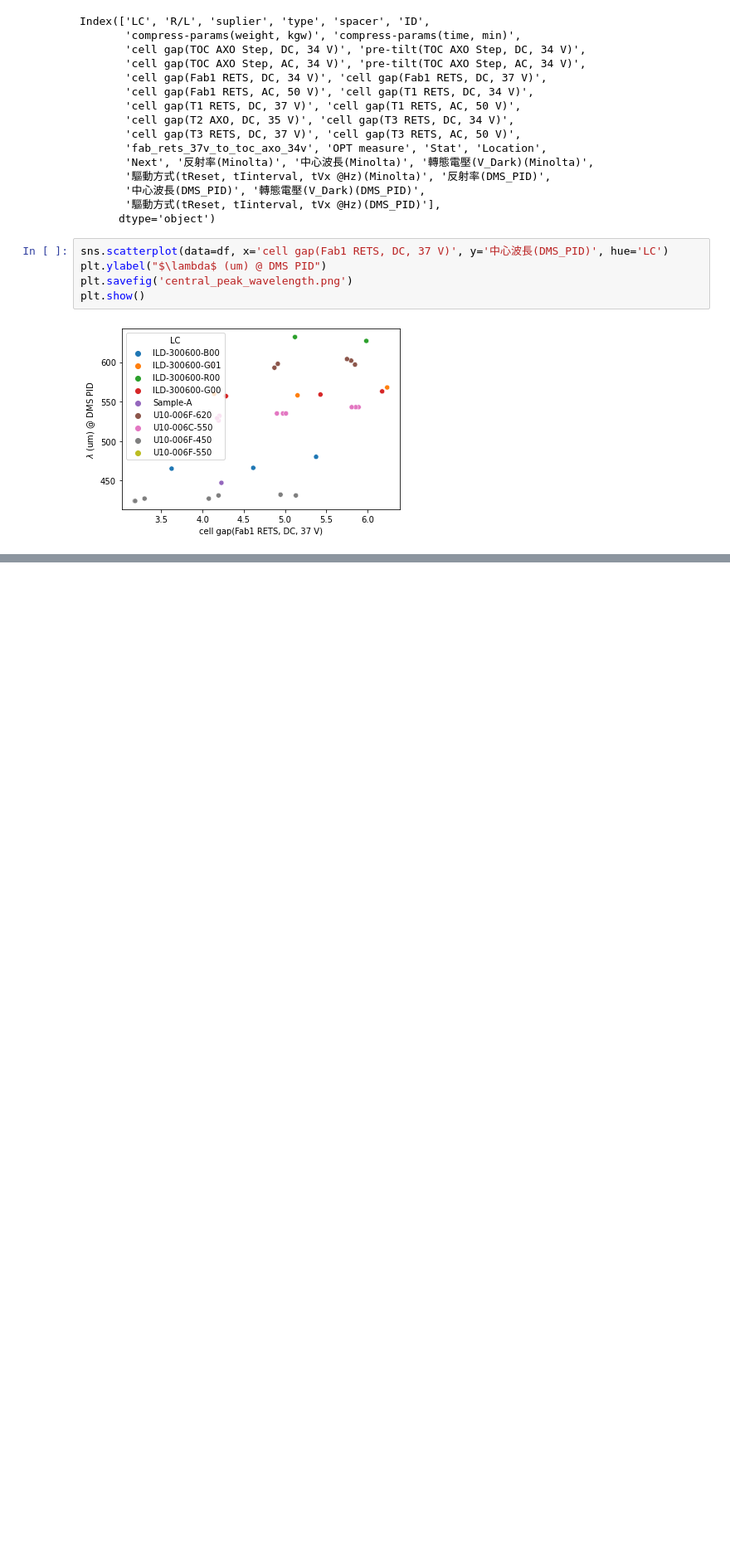
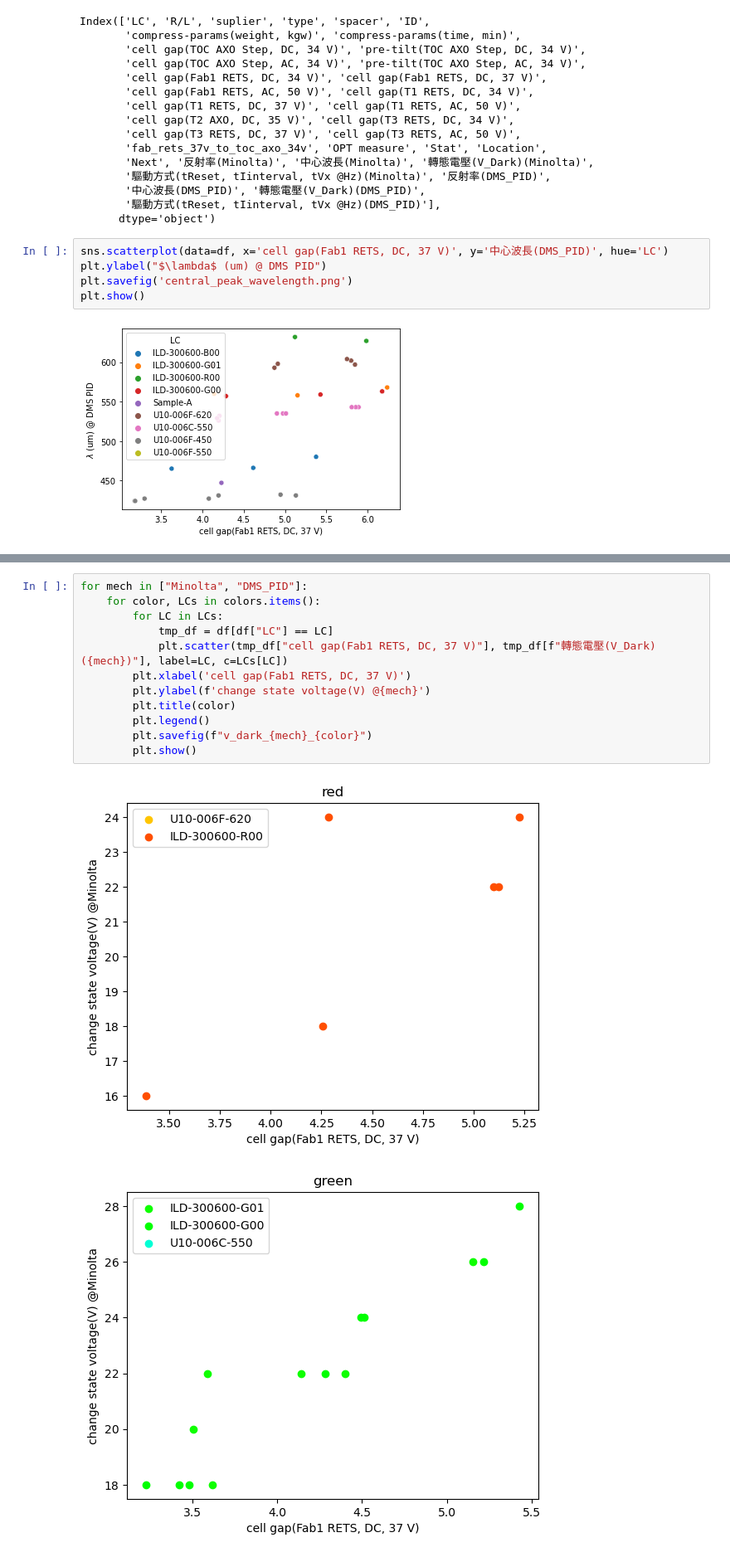
Before and after one commit to dimsplendid/tdtoolkit_web, a Jupyter notebook: notebooks/CLC_opt.ipynb, the cells around one changed output, grey strips where cells are left out. Shown at 83% size. Cells and saved outputs as stored; diff of their text form; blank space fills up the shorter version.

```diff
--- a/notebooks/CLC_opt.ipynb
+++ b/notebooks/CLC_opt.ipynb
@@ -106,0 +134,15 @@ blue = {
+# %%
+for mech in ["Minolta", "DMS_PID"]:
+    for color, LCs in colors.items():
+        for LC in LCs:
+            tmp_df = df[df["LC"] == LC]
+            plt.scatter(tmp_df["cell gap(Fab1 RETS, DC, 37 V)"], tmp_df[f"轉態電壓(V_Dark)({mech})"], label=LC, c=LCs[LC])
+        plt.xlabel('cell gap(Fab1 RETS, DC, 37 V)')
+        plt.ylabel(f'change state voltage(V) @{mech}')
+        plt.title(color)
+        plt.legend()
+        plt.savefig(f"v_dark_{mech}_{color}")
+        plt.show()
+# %% [output]
+[figure, added]
+[figure, added]
```
Also changed, not shown: parts of 6 cells of this notebook, 12 other files.
